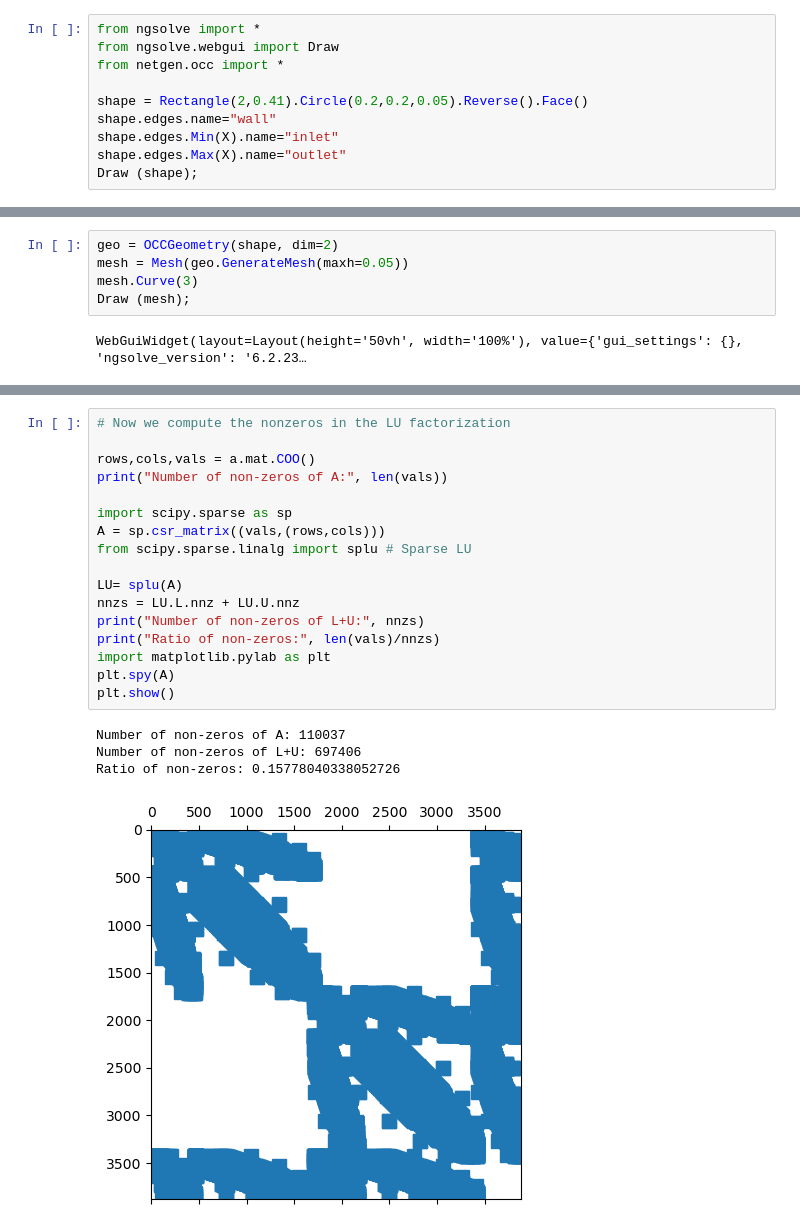
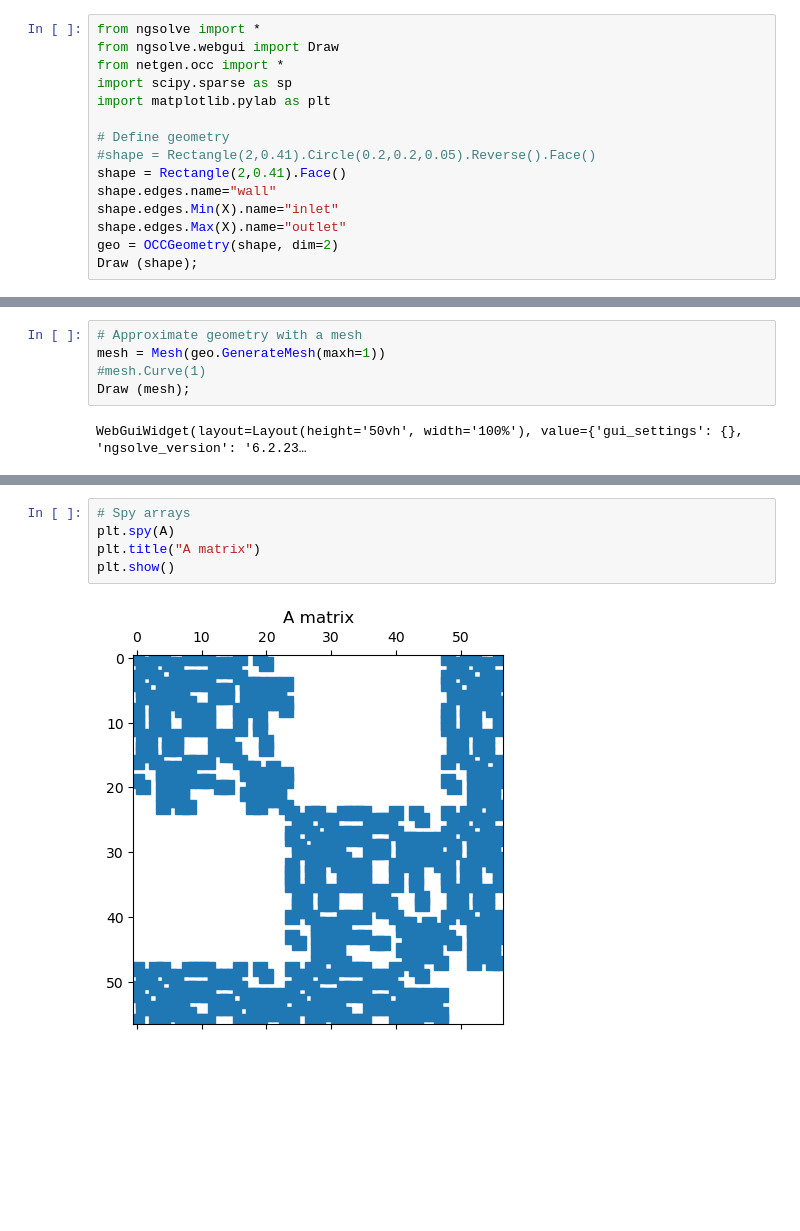
Before and after one commit to ManuelSanchezUribe/EMI2024, a Jupyter notebook: notebooks/Intro.ipynb, the cells around one changed output, grey strips where cells are left out. Drawn from its saved outputs; the diff is of its cells as text; blank space fills up the shorter version.

```diff
--- a/notebooks/Intro.ipynb
+++ b/notebooks/Intro.ipynb
@@ -23,18 +21,23 @@ $$ \begin{aligned}-\Delta u + \nabla p = f\\ \mathrm{div}\, u = 0\end{aligned} \
 from ngsolve import *
 from ngsolve.webgui import Draw
 from netgen.occ import *
+import scipy.sparse as sp
+import matplotlib.pylab as plt
 
-shape = Rectangle(2,0.41).Circle(0.2,0.2,0.05).Reverse().Face()
+# Define geometry
+#shape = Rectangle(2,0.41).Circle(0.2,0.2,0.05).Reverse().Face()
+shape = Rectangle(2,0.41).Face()
 shape.edges.name="wall"
 shape.edges.Min(X).name="inlet"
 shape.edges.Max(X).name="outlet"
+geo = OCCGeometry(shape, dim=2)
 Draw (shape);
 # %% [output]
 WebGuiWidget(layout=Layout(height='50vh', width='100%'), value={'ngsolve_version': 'Netgen x.x', 'mesh_dim': 3…
 # %%
-geo = OCCGeometry(shape, dim=2)
-mesh = Mesh(geo.GenerateMesh(maxh=0.05))
-mesh.Curve(3)
+# Approximate geometry with a mesh
+mesh = Mesh(geo.GenerateMesh(maxh=1))
+#mesh.Curve(1)
 Draw (mesh);
 # %% [output]
 WebGuiWidget(layout=Layout(height='50vh', width='100%'), value={'gui_settings': {}, 'ngsolve_version': '6.2.23…
@@ -74,22 +88,7 @@ BaseWebGuiScene
 # %%
-# Now we compute the nonzeros in the LU factorization
-
-rows,cols,vals = a.mat.COO()
-print("Number of non-zeros of A:", len(vals))
-
-import scipy.sparse as sp
-A = sp.csr_matrix((vals,(rows,cols)))
-from scipy.sparse.linalg import splu # Sparse LU
-
-LU= splu(A)
-nnzs = LU.L.nnz + LU.U.nnz
-print("Number of non-zeros of L+U:", nnzs)
-print("Ratio of non-zeros:", len(vals)/nnzs)
-import matplotlib.pylab as plt
+# Spy arrays
 plt.spy(A)
+plt.title("A matrix")
 plt.show()
 # %% [output]
-Number of non-zeros of A: 110037
-Number of non-zeros of L+U: 697406
-Ratio of non-zeros: 0.15778040338052726
-[figure, old version]
+[figure, new version]
```
Also changed, not shown: parts of 11 cells of this notebook.
